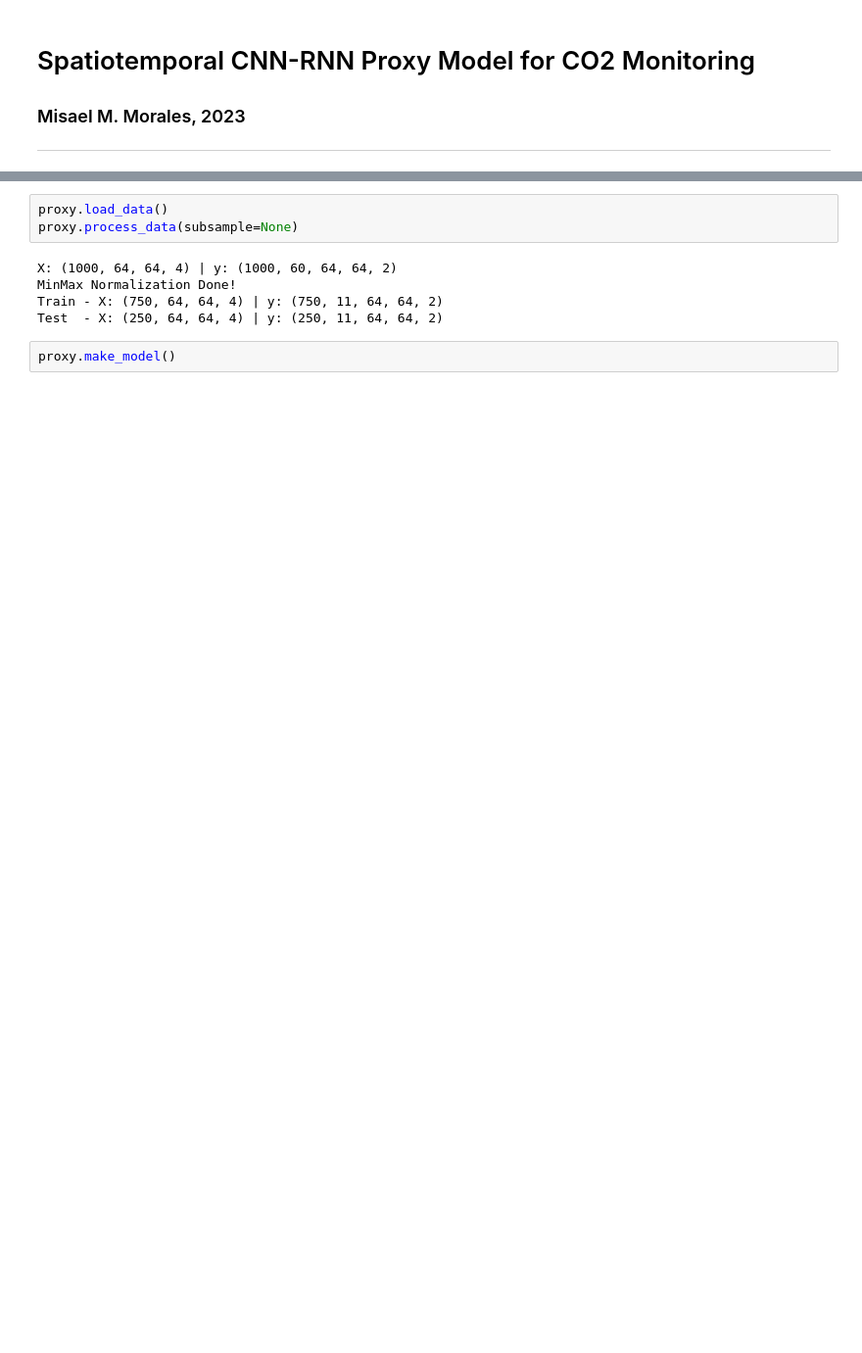
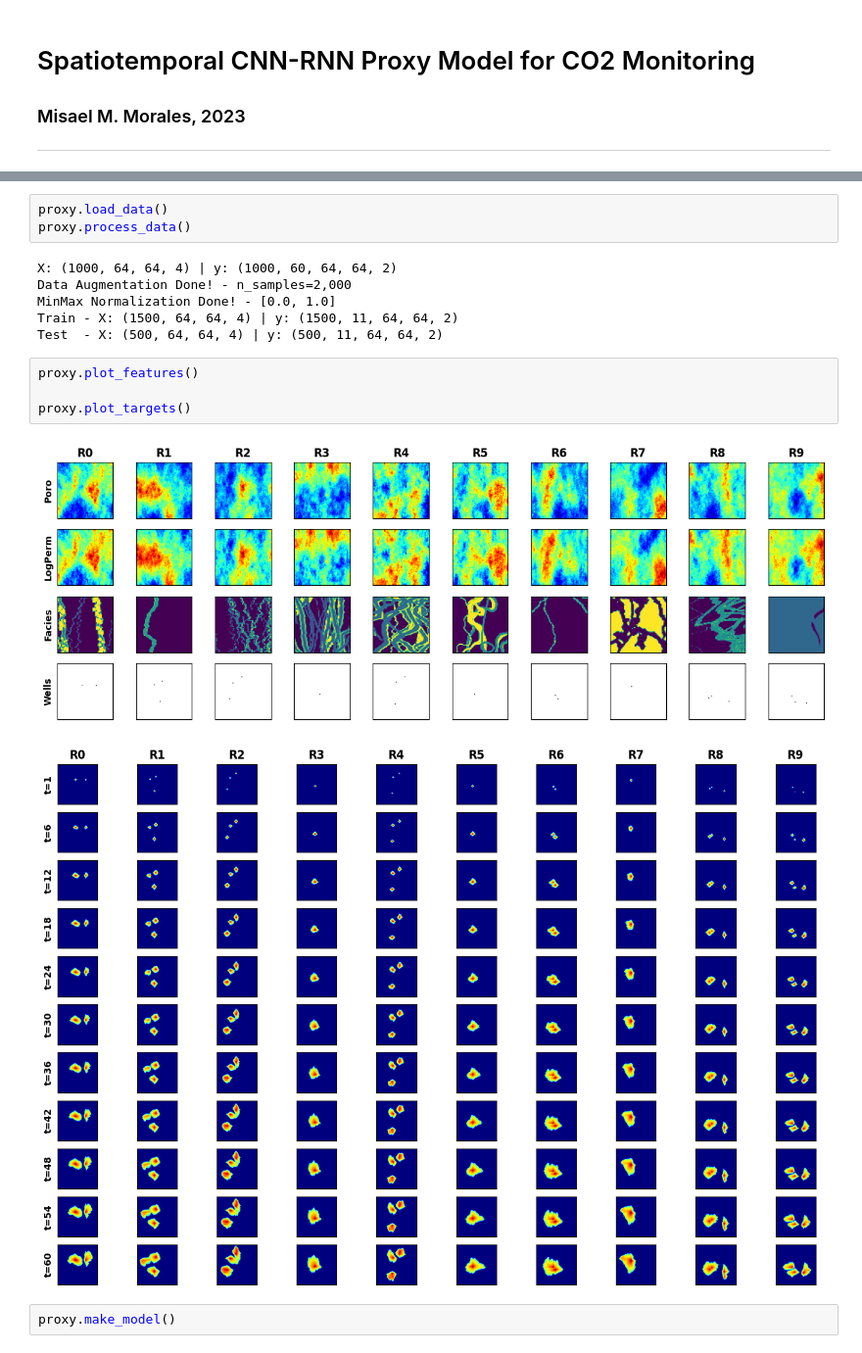
Before and after one commit to misaelmmorales/Stochastic-pix2vid, a Jupyter notebook: CNN_RNN_CO2_v2.ipynb, the cells around one changed output, grey strips where cells are left out. Shown at 98% size. Drawn from its saved outputs; the diff is of its cells as text; blank space fills up the shorter version.

```diff
--- a/CNN_RNN_CO2_v2.ipynb
+++ b/CNN_RNN_CO2_v2.ipynb
@@ -33,10 +46,18 @@ TF: 2.10.0 | CUDA: 64_112 | cuDNN: 64_8
 # %%
 proxy.load_data()
-proxy.process_data(subsample=None)
+proxy.process_data()
 # %% [output]
 X: (1000, 64, 64, 4) | y: (1000, 60, 64, 64, 2)
-MinMax Normalization Done!
-Train - X: (750, 64, 64, 4) | y: (750, 11, 64, 64, 2)
-Test  - X: (250, 64, 64, 4) | y: (250, 11, 64, 64, 2)
+Data Augmentation Done! - n_samples=2,000
+MinMax Normalization Done! - [0.0, 1.0]
+Train - X: (1500, 64, 64, 4) | y: (1500, 11, 64, 64, 2)
+Test  - X: (500, 64, 64, 4) | y: (500, 11, 64, 64, 2)
+# %%
+proxy.plot_features()
+
+proxy.plot_targets()
+# %% [output]
+[figure, added]
+[figure, added]
 # %%
 proxy.make_model()
```
Also changed, not shown: parts of 7 cells of this notebook, 1 other file.
